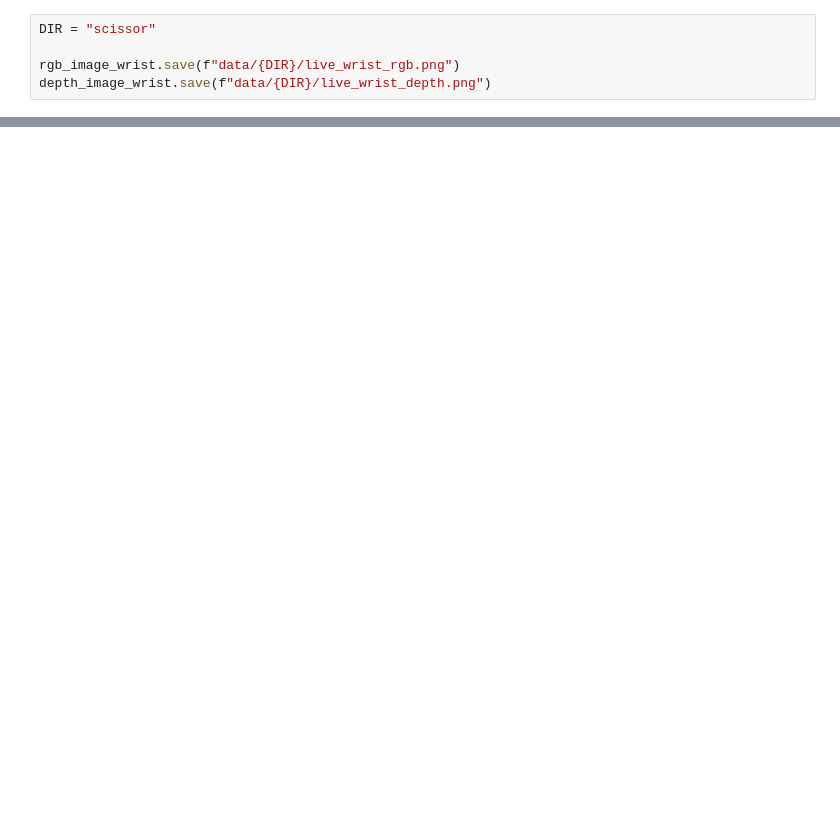
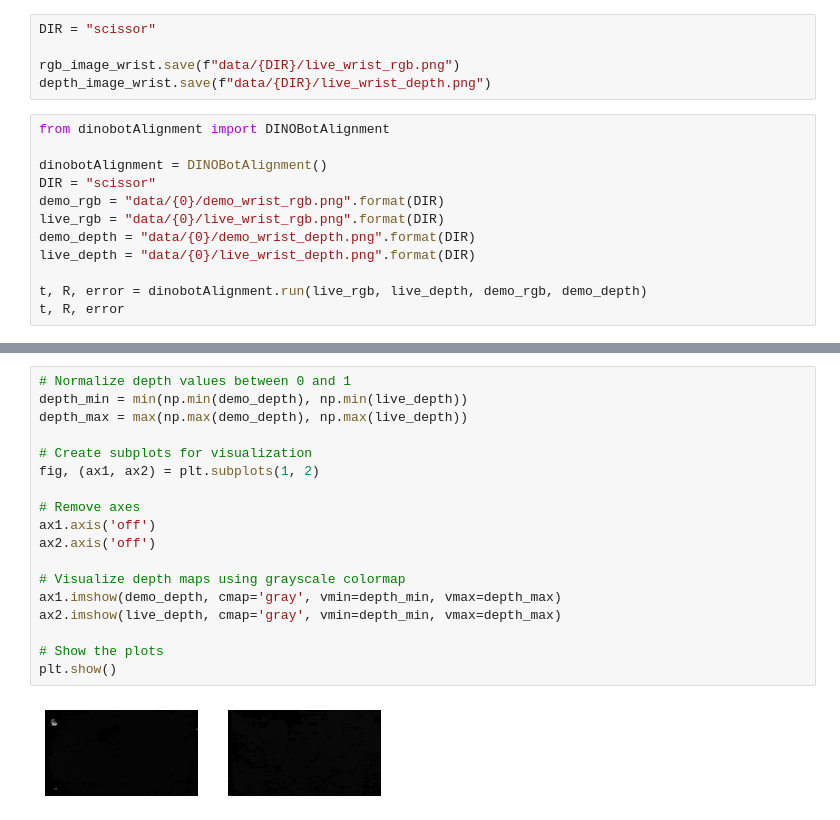
Before and after one commit to yw14218/yumi_oneshot, a Jupyter notebook: dino_exp.ipynb, the cells around one changed output, grey strips where cells are left out. Saved outputs shown, nothing was run; the diff lists cells and outputs as text; blank space fills up the shorter version.

```diff
--- a/dino_exp.ipynb
+++ b/dino_exp.ipynb
@@ -22,3 +22,15 @@ DIR = "scissor"
 
 rgb_image_wrist.save(f"data/{DIR}/live_wrist_rgb.png")
 depth_image_wrist.save(f"data/{DIR}/live_wrist_depth.png")
+# %%
+from dinobotAlignment import DINOBotAlignment
+
+dinobotAlignment = DINOBotAlignment()
+DIR = "scissor"
+demo_rgb = "data/{0}/demo_wrist_rgb.png".format(DIR)
+live_rgb = "data/{0}/live_wrist_rgb.png".format(DIR)
+demo_depth = "data/{0}/demo_wrist_depth.png".format(DIR)
+live_depth = "data/{0}/live_wrist_depth.png".format(DIR)
+
+t, R, error = dinobotAlignment.run(live_rgb, live_depth, demo_rgb, demo_depth)
+t, R, error
@@ -60,0 +135,20 @@ Using cache found in /home/yilong/.cache/torch/hub/facebookresearch_dino_main
+# %%
+# Normalize depth values between 0 and 1
+depth_min = min(np.min(demo_depth), np.min(live_depth))
+depth_max = max(np.max(demo_depth), np.max(live_depth))
+
+# Create subplots for visualization
+fig, (ax1, ax2) = plt.subplots(1, 2)
+
+# Remove axes
+ax1.axis('off')
+ax2.axis('off')
+
+# Visualize depth maps using grayscale colormap
+ax1.imshow(demo_depth, cmap='gray', vmin=depth_min, vmax=depth_max)
+ax2.imshow(live_depth, cmap='gray', vmin=depth_min, vmax=depth_max)
+
+# Show the plots
+plt.show()
+# %% [output]
+[figure, added]
```
Also changed, not shown: parts of 30 cells of this notebook, 6 other files.
